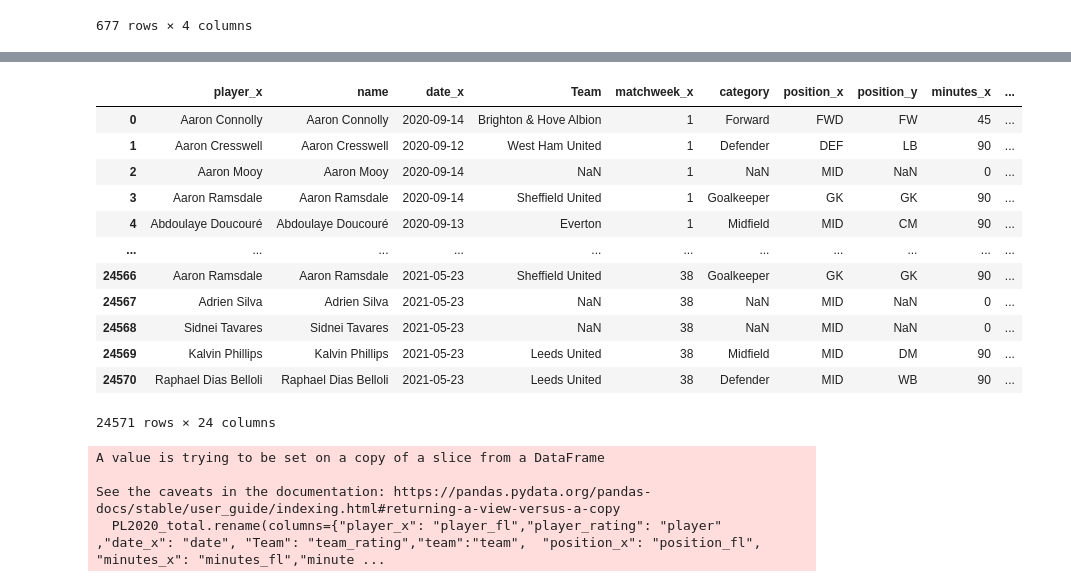
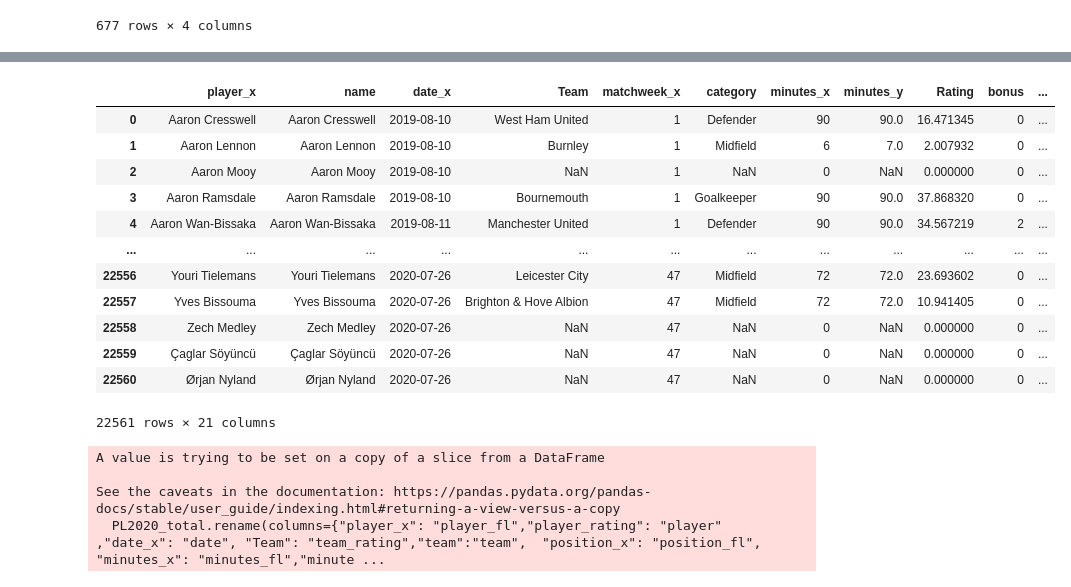
Before and after one commit to Giuliano99/Masterarbeit, a Jupyter notebook: NameMatching.ipynb, the cells around one changed output, grey strips where cells are left out. Cells and saved outputs as stored; diff of their text form; code cells hidden in the pictures.

```diff
--- a/NameMatching.ipynb
+++ b/NameMatching.ipynb
@@ -252,6 +252,8 @@ PL2020_fl
 # %%
-PL2020_fl_matched = pd.merge(PL2020_fl, name_matching , on='player', how='left')
+PL2019_fl['player'] = PL2019_fl['player'].str.strip()
+name_matching['player'] = name_matching['player'].str.strip()
+PL2019_fl_matched = pd.merge(PL2019_fl, name_matching , on='player', how='left')
 #PL2020_fl_matched['GW']= PL2020_fl_matched['GW'].astype(float)
-PL2020_fl_matched['ID'] = PL2020_fl_matched['player_rating'] + '_' + PL2020_fl_matched['date'].astype(str)
-PL2020_fl_matched
+PL2019_fl_matched['ID'] = PL2019_fl_matched['player_rating'] + '_' + PL2019_fl_matched['date'].astype(str)
+PL2019_fl_matched
 # %% [output]
@@ -271,5 +273,5 @@ PL2020_fl_matched
 # %%
-PL2020_ratings['ID'] = PL2020_ratings['player'] + '_' + PL2020_ratings['date'].astype(str)
-PL2020_ratings
+PL2019_ratings['ID'] = PL2019_ratings['player'] + '_' + PL2019_ratings['date'].astype(str)
+PL2019_ratings
 # %% [output]
 |  | player | position | age | minutes | Team | matchweek | category | Rating | date | ID |
@@ -288,4 +290,4 @@ PL2020_ratings
 # %%
-PL2020_matched = pd.merge(PL2020_fl_matched, PL2020_ratings , on='ID', how='left')
-PL2020_matched
+PL2019_matched = pd.merge(PL2019_fl_matched, PL2019_ratings , on='ID', how='left')
+PL2019_matched
 # %% [output]
@@ -305,4 +307,4 @@ PL2020_matched
 # %%
-PL2020_matched['Rating'] = PL2020_matched['Rating'].fillna(0)
-PL2020_matched
+PL2019_matched['Rating'] = PL2019_matched['Rating'].fillna(0)
+PL2019_matched
 # %% [output]
@@ -322,18 +324,18 @@ PL2020_matched
 # %%
-PL2020_check = PL2020_matched[['player_x','name' ,'date_x' ,'Team', 'matchweek_x', 'category','position_x', 'position_y', 'minutes_x', 'minutes_y', 'Rating', 'xP', 'bonus', 'bps',  'ict_index', 'influence', 'creativity','threat','total_points', 'transfers_balance', 'transfers_in', 'transfers_out', 'value', 'was_home' ]]
-PL2020_check
+PL2019_check = PL2019_matched[['player_x','name' ,'date_x' ,'Team', 'matchweek_x', 'category', 'minutes_x', 'minutes_y', 'Rating', 'bonus', 'bps',  'ict_index', 'influence', 'creativity','threat','total_points', 'transfers_balance', 'transfers_in', 'transfers_out', 'value', 'was_home' ]]
+PL2019_check
 # %% [output]
-|  | player_x | name | date_x | Team | matchweek_x | category | position_x | position_y | minutes_x | ... |
-| 0 | Aaron Connolly | Aaron Connolly | 2020-09-14 | Brighton & Hove Albion | 1 | Forward | FWD | FW | 45 | ... |
-| 1 | Aaron Cresswell | Aaron Cresswell | 2020-09-12 | West Ham United | 1 | Defender | DEF | LB | 90 | ... |
-| 2 | Aaron Mooy | Aaron Mooy | 2020-09-14 | NaN | 1 | NaN | MID | NaN | 0 | ... |
-| 3 | Aaron Ramsdale | Aaron Ramsdale | 2020-09-14 | Sheffield United | 1 | Goalkeeper | GK | GK | 90 | ... |
-| 4 | Abdoulaye Doucouré | Abdoulaye Doucouré | 2020-09-13 | Everton | 1 | Midfield | MID | CM | 90 | ... |
-| ... | ... | ... | ... | ... | ... | ... | ... | ... | ... | ... |
-| 24566 | Aaron Ramsdale | Aaron Ramsdale | 2021-05-23 | Sheffield United | 38 | Goalkeeper | GK | GK | 90 | ... |
-| 24567 | Adrien Silva | Adrien Silva | 2021-05-23 | NaN | 38 | NaN | MID | NaN | 0 | ... |
-| 24568 | Sidnei Tavares | Sidnei Tavares | 2021-05-23 | NaN | 38 | NaN | MID | NaN | 0 | ... |
-| 24569 | Kalvin Phillips | Kalvin Phillips | 2021-05-23 | Leeds United | 38 | Midfield | MID | DM | 90 | ... |
-| 24570 | Raphael Dias Belloli | Raphael Dias Belloli | 2021-05-23 | Leeds United | 38 | Defender | MID | WB | 90 | ... |
+|  | player_x | name | date_x | Team | matchweek_x | category | minutes_x | minutes_y | Rating | bonus | ... |
+| 0 | Aaron Cresswell | Aaron Cresswell | 2019-08-10 | West Ham United | 1 | Defender | 90 | 90.0 | 16.471345 | 0 | ... |
+| 1 | Aaron Lennon | Aaron Lennon | 2019-08-10 | Burnley | 1 | Midfield | 6 | 7.0 | 2.007932 | 0 | ... |
+| 2 | Aaron Mooy | Aaron Mooy | 2019-08-10 | NaN | 1 | NaN | 0 | NaN | 0.000000 | 0 | ... |
+| 3 | Aaron Ramsdale | Aaron Ramsdale | 2019-08-10 | Bournemouth | 1 | Goalkeeper | 90 | 90.0 | 37.868320 | 0 | ... |
+| 4 | Aaron Wan-Bissaka | Aaron Wan-Bissaka | 2019-08-11 | Manchester United | 1 | Defender | 90 | 90.0 | 34.567219 | 2 | ... |
+| ... | ... | ... | ... | ... | ... | ... | ... | ... | ... | ... | ... |
+| 22556 | Youri Tielemans | Youri Tielemans | 2020-07-26 | Leicester City | 47 | Midfield | 72 | 72.0 | 23.693602 | 0 | ... |
+| 22557 | Yves Bissouma | Yves Bissouma | 2020-07-26 | Brighton & Hove Albion | 47 | Midfield | 72 | 72.0 | 10.941405 | 0 | ... |
+| 22558 | Zech Medley | Zech Medley | 2020-07-26 | NaN | 47 | NaN | 0 | NaN | 0.000000 | 0 | ... |
+| 22559 | Çaglar Söyüncü | Çaglar Söyüncü | 2020-07-26 | NaN | 47 | NaN | 0 | NaN | 0.000000 | 0 | ... |
+| 22560 | Ørjan Nyland | Ørjan Nyland | 2020-07-26 | NaN | 47 | NaN | 0 | NaN | 0.000000 | 0 | ... |
-24571 rows × 24 columns
+22561 rows × 21 columns
 # %%
```
Also changed, not shown: parts of 8 cells of this notebook, 1 other file.
